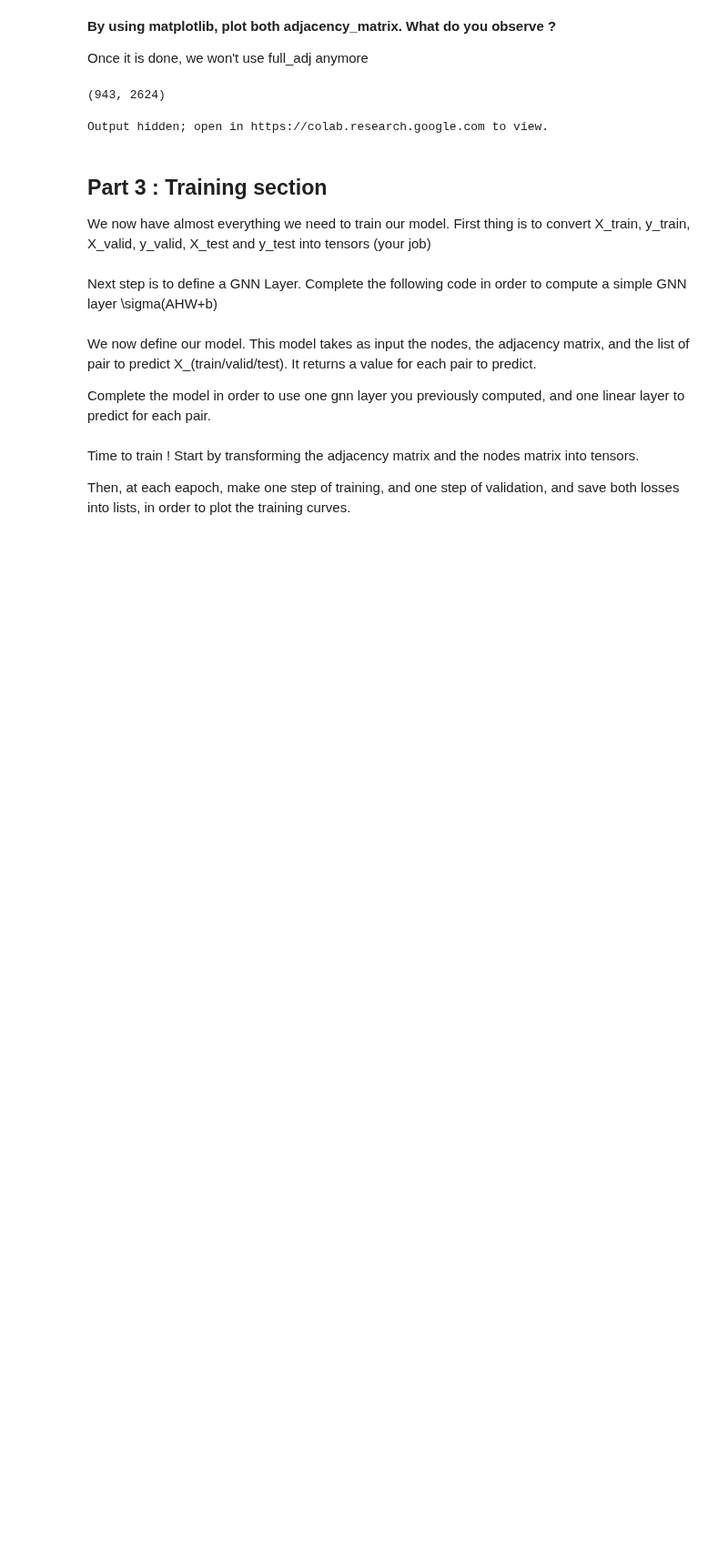
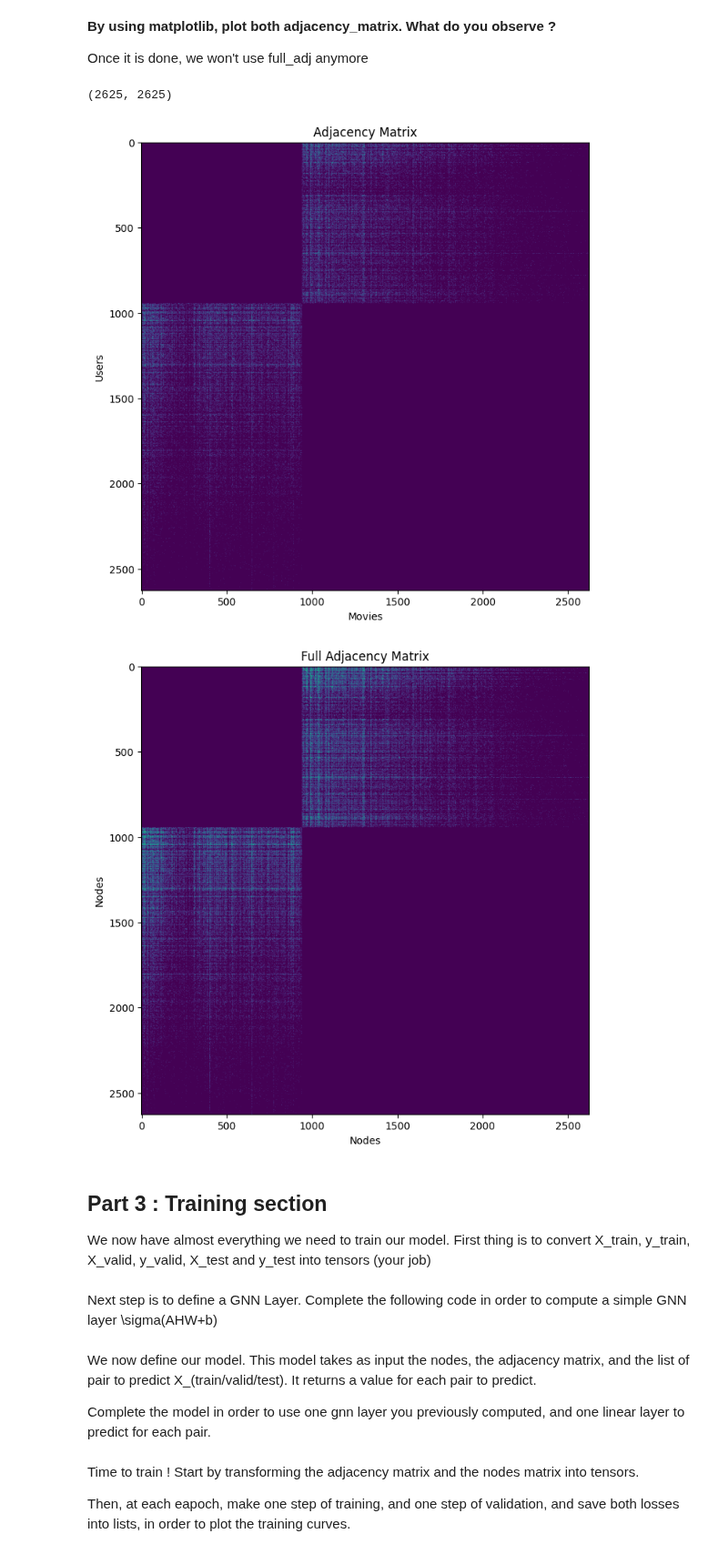
Before and after one commit to YounMars/DL_Projects, a Jupyter notebook: Deep Learning/TP5.ipynb, the cells around one changed output. Shown at 91% size. Drawn from its saved outputs; the diff is of its cells as text; code cells hidden in the pictures; blank space fills up the shorter version.

```diff
--- a/Deep Learning/TP5.ipynb
+++ b/Deep Learning/TP5.ipynb
@@ -383,10 +376,24 @@ len(y_train)
 import scipy.sparse as sp
 
 def compute_adjacency_matrix(X_train):
+
     user_idx, movie_idx = X_train['user_id'], X_train['movie_id']
+
     n_users, n_movies = user_idx.max()+1, movie_idx.max()+1
-    edges = sp.coo_matrix((np.ones(len(X_train)), (user_idx, n_users+movie_idx)), shape=(n_users, n_users+n_movies))
-    return edges
+
+    # Create empty adjacency matrix
+    adj = np.zeros((n_users+n_movies, n_users+n_movies))
+
+    # Fill in the edges
+    adj[user_idx, n_users+movie_idx] = 1
+    adj[n_users+movie_idx, user_idx] = 1
+
+    # Square the adjacency matrix
+    #adj_squared = np.dot(adj, adj)
+
+    return adj
+
+
 
 
 adjacency_matrix = compute_adjacency_matrix(X_train)
@@ -396,25 +403,26 @@ __By using matplotlib, plot both adjacency_matrix. What do you observe ?__
 
 Once it is done, we won't use full_adj anymore
 # %%
-print(adjacency_matrix.toarray().shape)
+print(adjacency_matrix.shape)
 # %% [output]
-(943, 2624)
+(2625, 2625)
 # %%
-plt.figure(figsize=(32, 32))
-plt.imshow(adjacency_matrix.toarray())
+plt.figure(figsize=(8, 8))
+plt.imshow(adjacency_matrix)
 plt.title("Adjacency Matrix")
 plt.xlabel("Movies")
 plt.ylabel("Users")
 plt.show()
 
-plt.figure(figsize=(32, 32))
-plt.imshow(full_adj.toarray())
+plt.figure(figsize=(8, 8))
+plt.imshow(full_adj)
 plt.title("Full Adjacency Matrix")
 plt.xlabel("Nodes")
 plt.ylabel("Nodes")
 plt.show()
 # %% [output]
-Output hidden; open in https://colab.research.google.com to view.
+[figure, added]
+[figure, added]
 # %% [markdown]
 ## Part 3 : Training section
 
```
Also changed, not shown: parts of 12 cells of this notebook.
